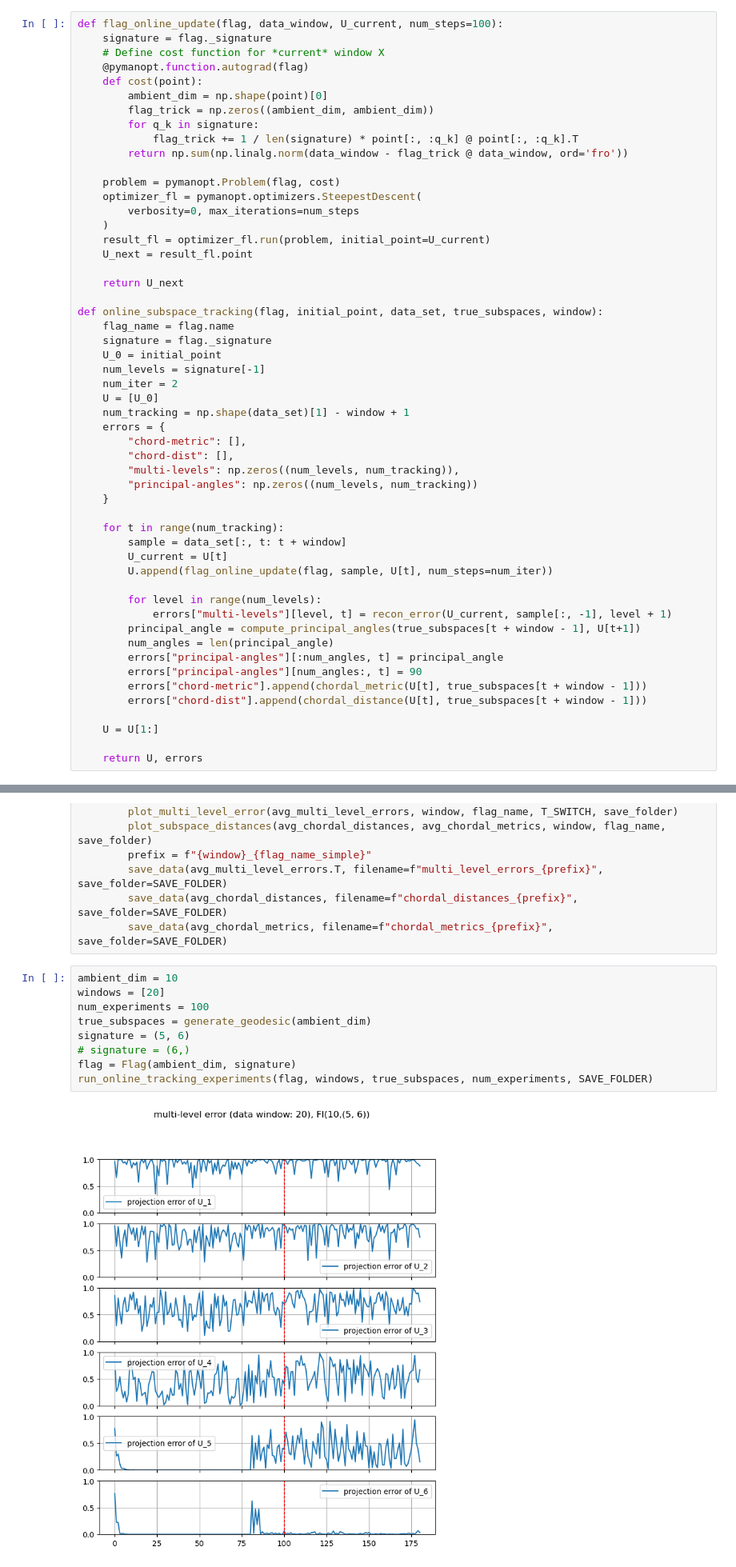
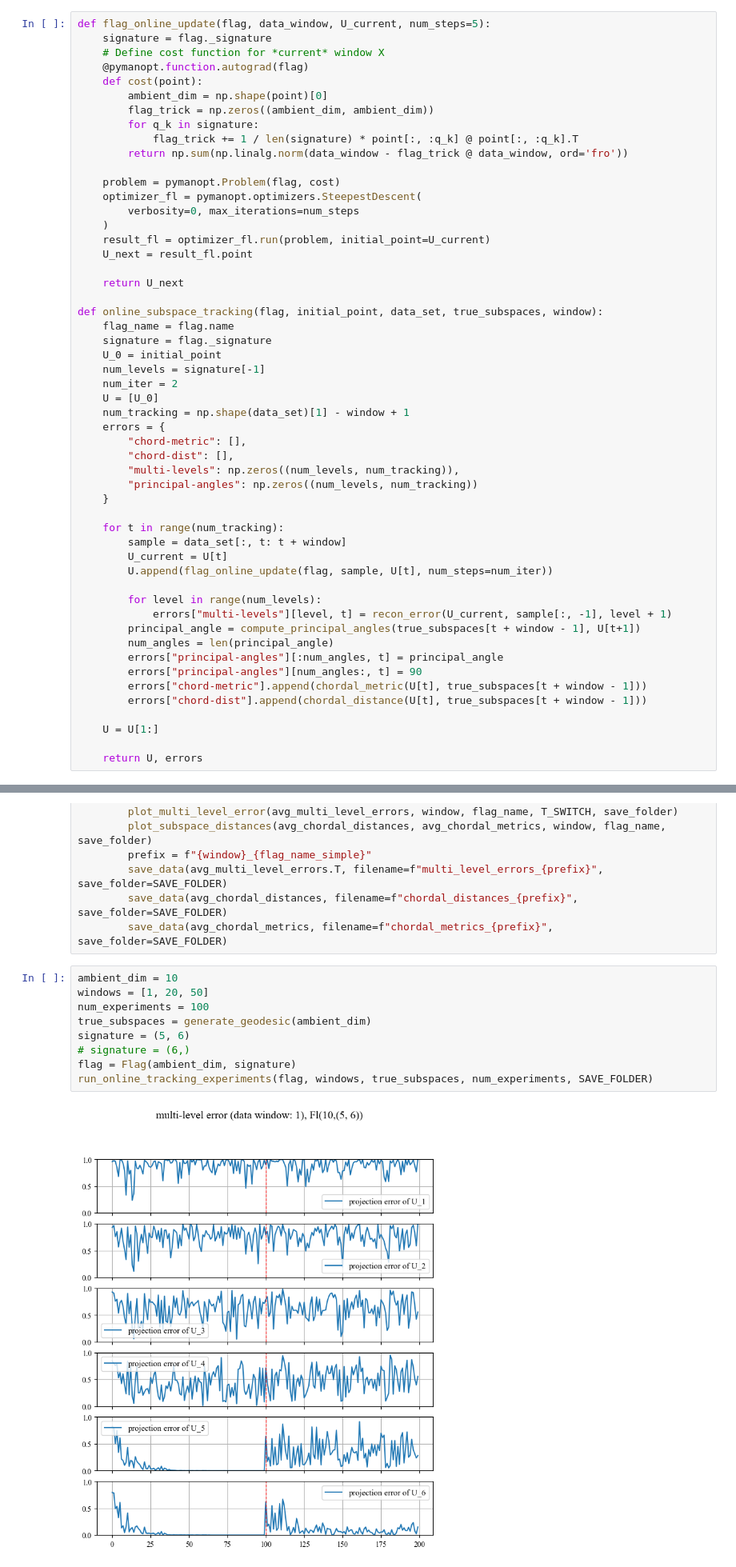
Before and after one commit to DianJin-Frederick/FRONT-experiments, a Jupyter notebook: geodesic_tracking.ipynb, the cells around one changed output, grey strips where cells are left out. Shown: that part at 80% size. Saved outputs shown, nothing was run; the diff lists cells and outputs as text.

```diff
--- a/geodesic_tracking.ipynb
+++ b/geodesic_tracking.ipynb
@@ -77,7 +77,7 @@ def plot_multi_level_error(multi_level_errors, window, flag_name, t_switch, save
     save_path = os.path.join(save_folder, f"multi_level_error_window_{window}_{flag_name}.png")
     plt.savefig(save_path, dpi=300)
 # %%
-def flag_online_update(flag, data_window, U_current, num_steps=100):
+def flag_online_update(flag, data_window, U_current, num_steps=5):
     signature = flag._signature
     # Define cost function for *current* window X
     @pymanopt.function.autograd(flag)
@@ -168,12 +168,12 @@ def run_online_tracking_experiments(flag, windows, true_subspaces, num_experimen
         save_data(avg_chordal_metrics, filename=f"chordal_metrics_{prefix}", save_folder=SAVE_FOLDER)
 # %%
 ambient_dim = 10
-windows = [20]
+windows = [1, 20, 50]
 num_experiments = 100
 true_subspaces = generate_geodesic(ambient_dim)
 signature = (5, 6)
 # signature = (6,)
 flag = Flag(ambient_dim, signature)
 run_online_tracking_experiments(flag, windows, true_subspaces, num_experiments, SAVE_FOLDER)
 # %% [output]
-[figure, old version]
+[figure, new version]
```
Also changed, not shown: parts of 1 cell of this notebook, 35 other files.
